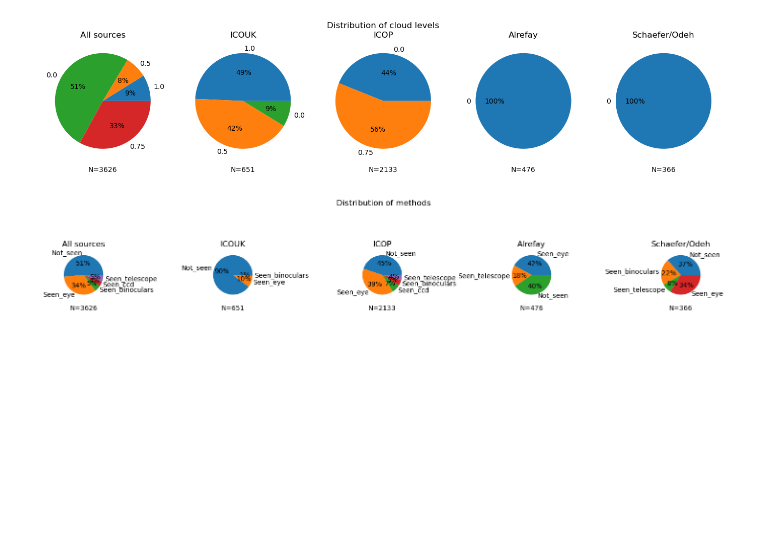
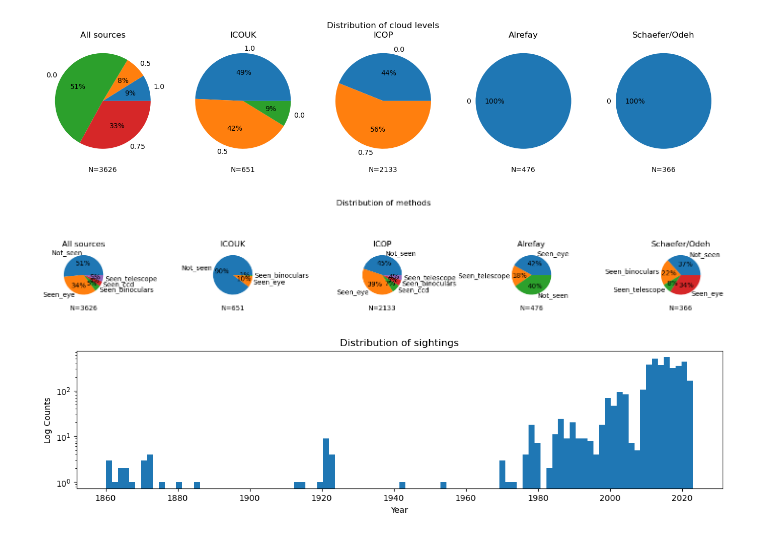
Before and after one commit to EmmaAlexander/mphys-moon, a Jupyter notebook: Code/moon_sightings_visualisation.ipynb, the cells around one changed output. Drawn from its saved outputs; the diff is of its cells as text; code cells hidden in the pictures; blank space fills up the shorter version.

```diff
--- a/Code/moon_sightings_visualisation.ipynb
+++ b/Code/moon_sightings_visualisation.ipynb
@@ -85,3 +87,16 @@ plot_pie_distribution("Cloud Level", "Distribution of cloud levels")
 plot_pie_distribution("Method", "Distribution of methods")
 # %% [output]
 [figure]
+# %%
+dates_list = [datetime.strptime(Time(date,format="jd").strftime('%Y-%M-%d'), '%Y-%M-%d').date() for date in data["Date"]]
+
+fig = plt.figure(figsize=(14,3))
+ax = fig.add_subplot(1,1,1)
+
+ax.hist(dates_list,bins=100,log=True)
+ax.set_title("Distribution of sightings")
+ax.set_ylabel("Log Counts")
+ax.set_xlabel("Year")
+plt.show()
+# %% [output]
+[figure, added]
```
Also changed, not shown: parts of 2 cells of this notebook, 6 other files.
